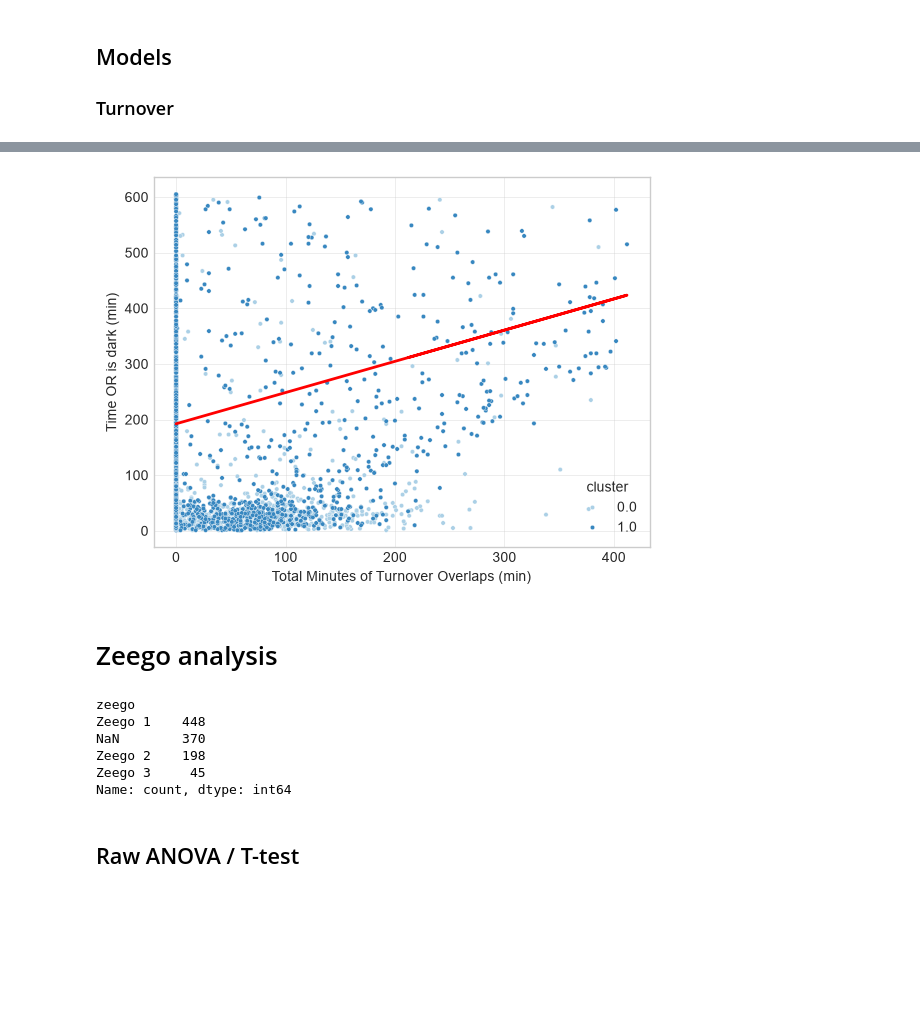
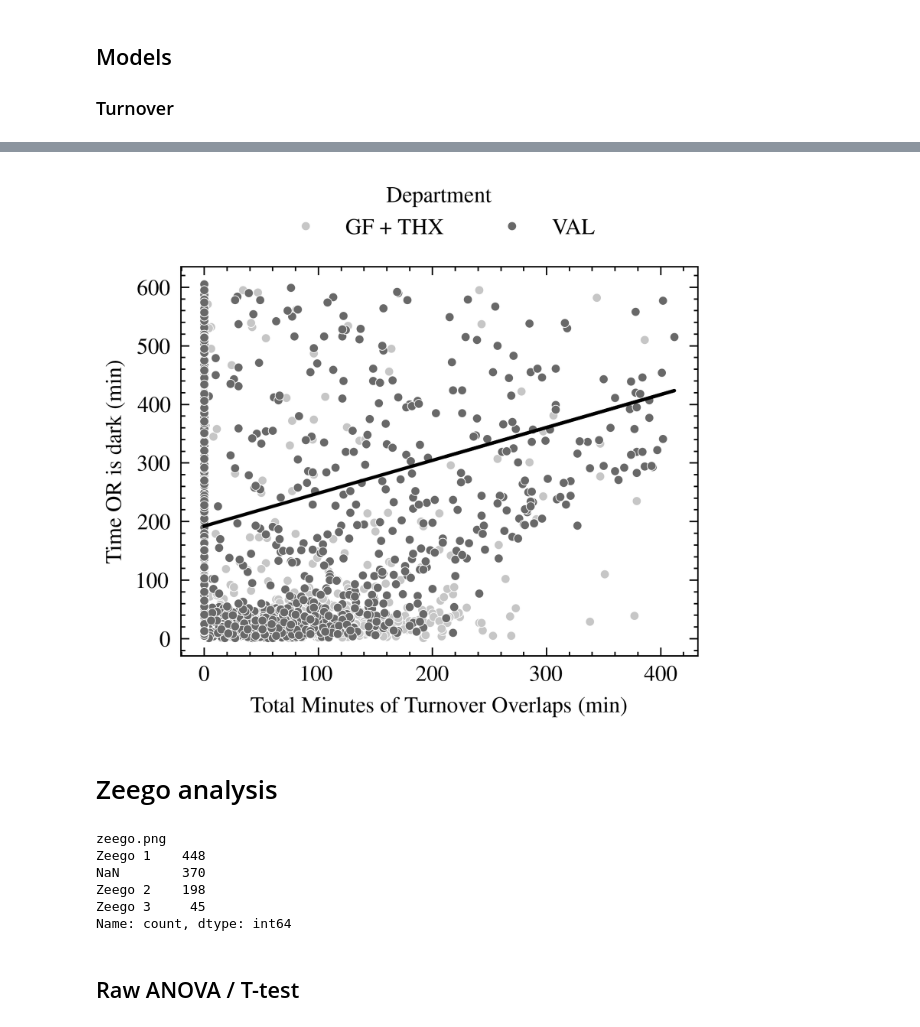
Before and after one commit to tomkys144/cacom-project, a Jupyter notebook: analysis_v2.ipynb, the cells around one changed output, grey strips where cells are left out. Drawn from its saved outputs; the diff is of its cells as text; code cells hidden in the pictures; blank space fills up the shorter version.

```diff
--- a/analysis_v2.ipynb
+++ b/analysis_v2.ipynb
@@ -7,6 +7,9 @@ import pandas as pd
 import scipy.stats as stats
 import seaborn as sns
 import statsmodels.formula.api as smf
+import scienceplots
+
+plt.style.use(['science', 'ieee'])
 # %% [markdown]
 # Preprocessing
 ## Loading data
@@ -811,6 +845,10 @@ plt.show()
 ### Turnover
 # %%
 df_scatter = df_clean[df_clean['cluster_strain_min'].notna()].copy()
+df_scatter['cluster'] = df_scatter['cluster'].map({
+    0.0: 'GF + THX',
+    1.0: 'VAL'
+})
 
 x_cap = df_scatter['cluster_strain_min'].quantile(0.98)
 df_scatter = df_scatter[df_scatter['cluster_strain_min'] <= x_cap]
@@ -818,6 +856,7 @@ df_scatter = df_scatter[df_scatter['cluster_strain_min'] <= x_cap]
 df_scatter_turnover = df_scatter[df_scatter['turnover_min'] > 0].copy()
 y_cap = df_scatter_turnover['turnover_min'].quantile(0.98)
 df_scatter_turnover = df_scatter_turnover[df_scatter_turnover['turnover_min'] <= y_cap]
+
 
 turnover_intercept = turnover_c_result.params['Intercept']
 turnover_slope = turnover_c_result.params['cluster_strain_min']
@@ -827,16 +866,26 @@ y_vals = turnover_intercept + turnover_slope * x_vals
 
 plt.figure()
 
-sns.scatterplot(
+ax = sns.scatterplot(
     data=df_scatter_turnover,
     x='cluster_strain_min',
     y='turnover_min',
     hue='cluster',
-    palette='Blues',
+    palette='Grays',
     s=10,
 )
 
-plt.plot(x_vals, y_vals, color='red', linewidth=2)
+
+plt.plot(x_vals, y_vals, color='k', linewidth=1.2)
+
+plt.legend(
+    title='Department',
+    loc='lower center',
+    bbox_to_anchor=(0.5, 1.02),
+    ncol=2,
+    frameon=False
+)
+
 
 plt.xlabel('Total Minutes of Turnover Overlaps (min)')
 plt.ylabel("Turnover Time (min)")
@@ -905,32 +972,41 @@ plt.show()
 # %%
 empty_intercept = empty_result.params['Intercept']
 empty_slope = empty_result.params['cluster_strain_min']
 
 df_scatter_empty = df_scatter[df_scatter['empty_min'] > 0].copy()
 y_cap = df_scatter_empty['empty_min'].quantile(0.98)
 df_scatter_empty = df_scatter_empty[df_scatter_empty['empty_min'] < y_cap]
 
 x_vals = df_scatter_empty['cluster_strain_min'].unique()
 y_vals = empty_intercept + empty_slope * x_vals
 
 plt.figure()
 
-sns.scatterplot(
+ax = sns.scatterplot(
     data=df_scatter_empty,
     x='cluster_strain_min',
     y='empty_min',
     hue='cluster',
-    palette='Blues',
+    palette='Grays',
     s=10,
 )
 
-plt.plot(x_vals, y_vals, color='red', linewidth=2)
+plt.plot(x_vals, y_vals, color='k', linewidth=1.2)
+
+plt.legend(
+    title='Department',
+    loc='lower center',
+    bbox_to_anchor=(0.5, 1.02),
+    ncol=2,
+    frameon=False
+)
+
 plt.xlabel('Total Minutes of Turnover Overlaps (min)')
 plt.ylabel("Time OR is dark (min)")
 
 plt.show()
 # %% [output]
-[figure, old version]
+[figure, new version]
 # %% [markdown]
 # Zeego analysis
 # %%
@@ -956,11 +1032,11 @@ def parse_zeego_type(text):
     other_types.add(text)
     return np.nan
 
-df_zeego['zeego'] = df_zeego['procedure_type'].apply(parse_zeego_type)
-print(df_zeego['zeego'].value_counts(dropna=False))
+df_zeego['zeego.png'] = df_zeego['procedure_type'].apply(parse_zeego_type)
+print(df_zeego['zeego.png'].value_counts(dropna=False))
 
 df_zeego = df_zeego.sort_values(by=['room', 'incision_final'])
-df_zeego['zeego_state'] = df_zeego.groupby('room')['zeego'].ffill()
+df_zeego['zeego_state'] = df_zeego.groupby('room')['zeego.png'].ffill()
 df_zeego['prev_zeego_state'] = df_zeego.groupby('room')['zeego_state'].shift(1)
 
 def check_zeego_reconfig(row):
@@ -974,7 +1050,7 @@ def check_zeego_reconfig(row):
 
 df_zeego['zeego_switch'] = df_zeego.apply(check_zeego_reconfig, axis=1)
 # %% [output]
-zeego
+zeego.png
 Zeego 1    448
 NaN        370
 Zeego 2    198
```
Also changed, not shown: parts of 11 cells of this notebook, 22 other files.
